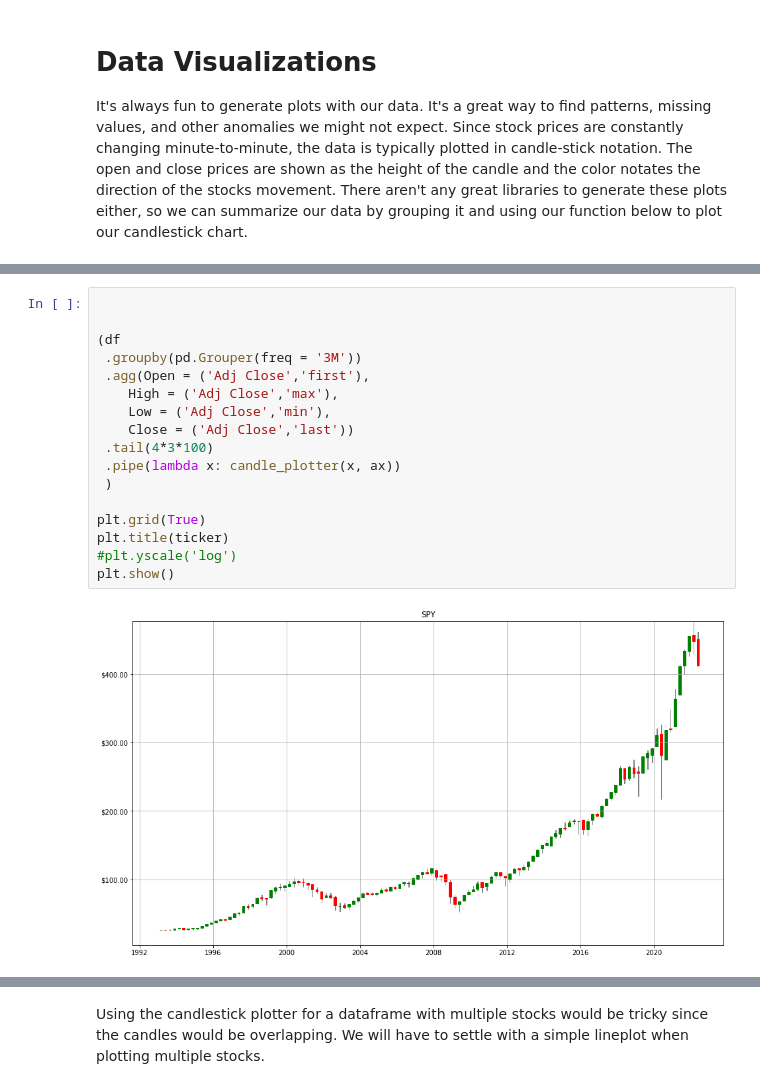
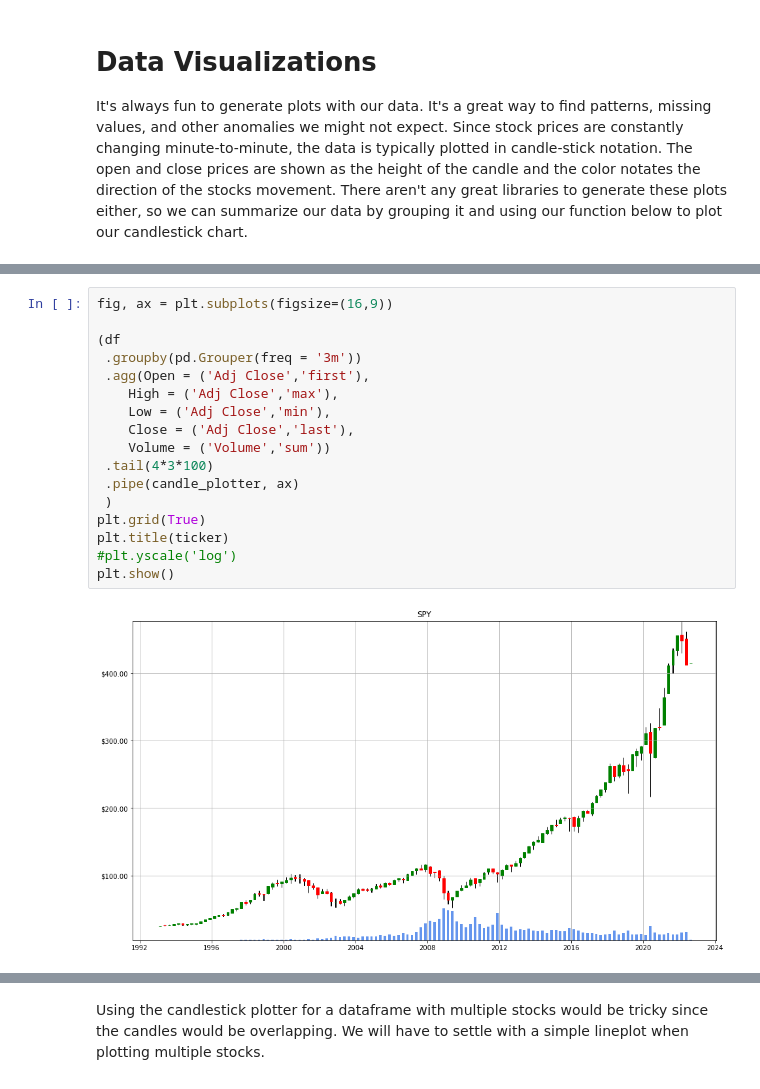
Before and after one commit to MichaelHotaling/blog, a Jupyter notebook: _notebooks/2022-04-28-stock-market-lstm.ipynb, the cells around one changed output, grey strips where cells are left out. Saved outputs shown, nothing was run; the diff lists cells and outputs as text.

```diff
--- a/_notebooks/2022-04-28-stock-market-lstm.ipynb
+++ b/_notebooks/2022-04-28-stock-market-lstm.ipynb
@@ -149,22 +179,22 @@ def candle_plotter(df, ax):
     ax.yaxis.set_major_formatter('${x:1.2f}')
     return df
 # %%
-
+fig, ax = plt.subplots(figsize=(16,9))
 
 (df
- .groupby(pd.Grouper(freq = '3M'))
+ .groupby(pd.Grouper(freq = '3m'))
  .agg(Open = ('Adj Close','first'),
     High = ('Adj Close','max'),
     Low = ('Adj Close','min'),
-    Close = ('Adj Close','last'))
+    Close = ('Adj Close','last'),
+    Volume = ('Volume','sum'))
  .tail(4*3*100)
- .pipe(lambda x: candle_plotter(x, ax))
+ .pipe(candle_plotter, ax)
  )
-
 plt.grid(True)
 plt.title(ticker)
 #plt.yscale('log')
 plt.show()
 # %% [output]
-[figure, old version]
+[figure, new version]
 # %%
```
Also changed, not shown: parts of 28 cells of this notebook.
